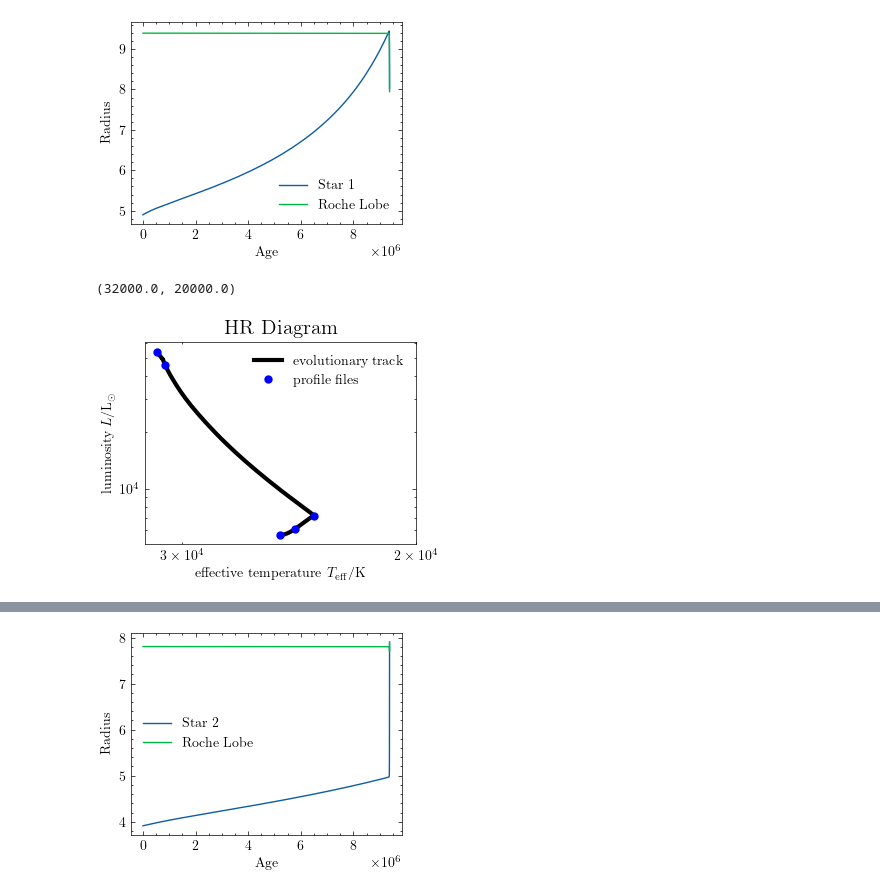
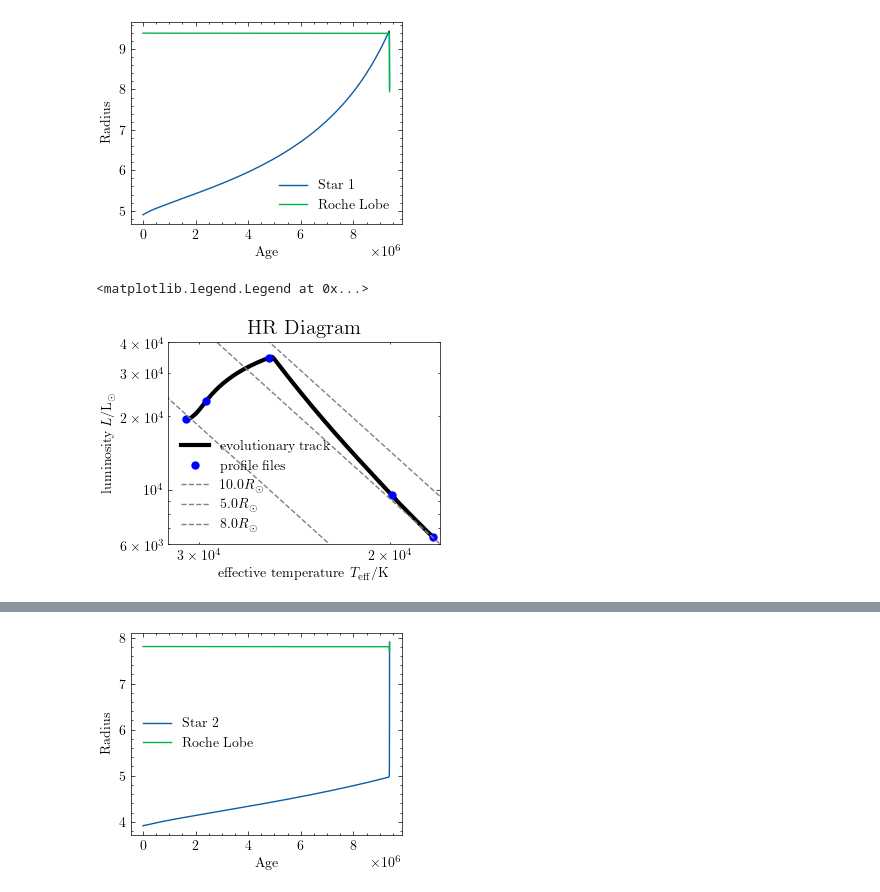
Before and after one commit to neevshah101/learning_mesa, a Jupyter notebook: plotting.ipynb, the cells around one changed output, grey strips where cells are left out. Cells and saved outputs as stored; diff of their text form; code cells hidden in the pictures.

```diff
--- a/plotting.ipynb
+++ b/plotting.ipynb
@@ -803,10 +808,14 @@ plt.show()
+# %%
+plot_HR(logs_dir1)
+plot_R(10*u.R_sun)
+plot_R(5*u.R_sun)
+plot_R(8*u.R_sun)
+plt.xlim(3.2e4,1.8e4)
+plt.ylim(6e3,4e4)
+plt.legend()
+# %% [output]
+<matplotlib.legend.Legend at 0x...>
+[figure, added]
 # %%
-
-logs_dir = os.path.join('tutorial_binary_star', 'LOGS25')
-df = load_history_file(logs_dir)
-
-plot_HR(logs_dir)
-plt.xlim(3.2e4,2e4)
+logs_dir2 = os.path.join('tutorial_binary_star', 'LOGS25')
+df2 = load_history_file(logs_dir2)
-# %% [output]
-(32000.0, 20000.0)
-[figure, removed]
```
Also changed, not shown: parts of 10 cells of this notebook.
